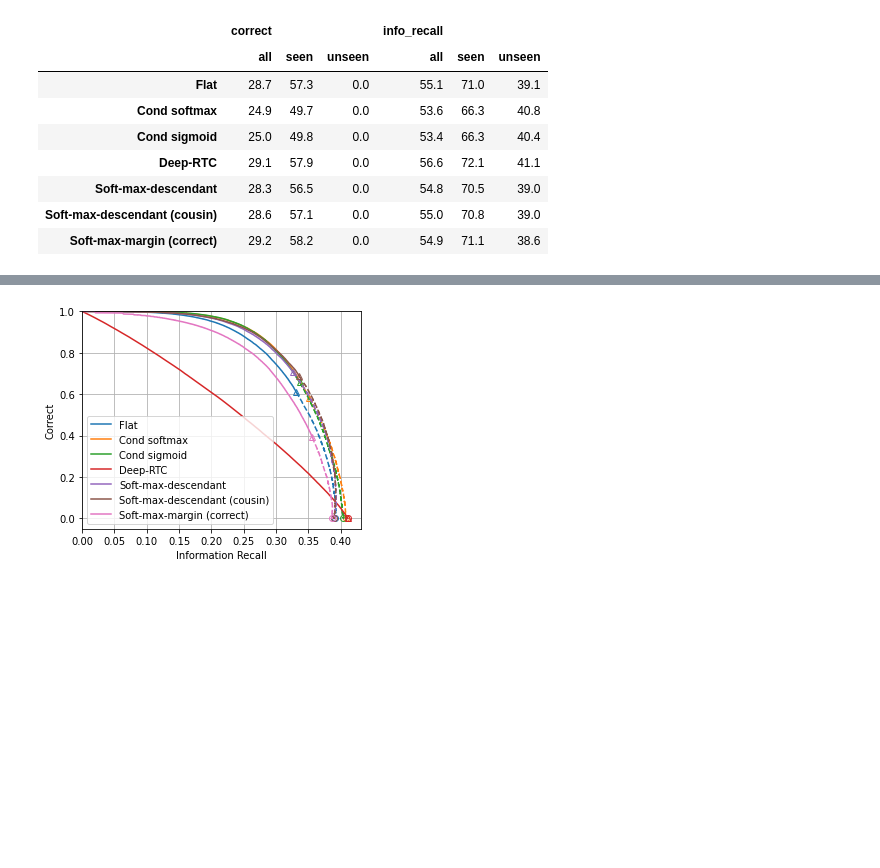
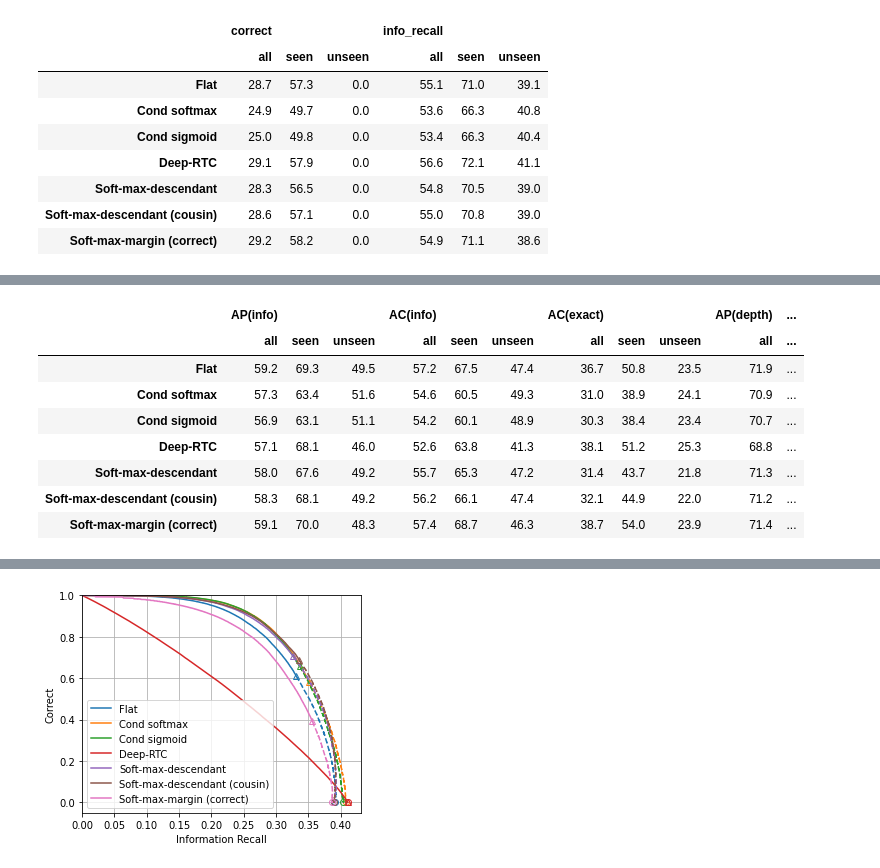
Before and after one commit to jvlmdr/hiercls, a Jupyter notebook: eval_inat21_split_hier.ipynb, the cells around one changed output, grey strips where cells are left out. Drawn from its saved outputs; the diff is of its cells as text; code cells hidden in the pictures; blank space fills up the shorter version.

```diff
--- a/eval_inat21_split_hier.ipynb
+++ b/eval_inat21_split_hier.ipynb
@@ -452,0 +497,15 @@ colors = dict(zip(
+# %%
+table = auc.loc['train']
+table = table.loc[list(experiments)]  # Restore order?
+table = table.set_index(table.index.map(method_titles))
+table.style.format(lambda x: f'{x * 100:.1f}')
+# %% [output]
+|  | AP(info) |  |  | AC(info) |  |  | AC(exact) |  |  | AP(depth) | ... |
+|  | all | seen | unseen | all | seen | unseen | all | seen | unseen | all | ... |
+| Flat | 59.2 | 69.3 | 49.5 | 57.2 | 67.5 | 47.4 | 36.7 | 50.8 | 23.5 | 71.9 | ... |
+| Cond softmax | 57.3 | 63.4 | 51.6 | 54.6 | 60.5 | 49.3 | 31.0 | 38.9 | 24.1 | 70.9 | ... |
+| Cond sigmoid | 56.9 | 63.1 | 51.1 | 54.2 | 60.1 | 48.9 | 30.3 | 38.4 | 23.4 | 70.7 | ... |
+| Deep-RTC | 57.1 | 68.1 | 46.0 | 52.6 | 63.8 | 41.3 | 38.1 | 51.2 | 25.3 | 68.8 | ... |
+| Soft-max-descendant | 58.0 | 67.6 | 49.2 | 55.7 | 65.3 | 47.2 | 31.4 | 43.7 | 21.8 | 71.3 | ... |
+| Soft-max-descendant (cousin) | 58.3 | 68.1 | 49.2 | 56.2 | 66.1 | 47.4 | 32.1 | 44.9 | 22.0 | 71.2 | ... |
+| Soft-max-margin (correct) | 59.1 | 70.0 | 48.3 | 57.4 | 68.7 | 46.3 | 38.7 | 54.0 | 23.9 | 71.4 | ... |
```
Also changed, not shown: parts of 11 cells of this notebook.
